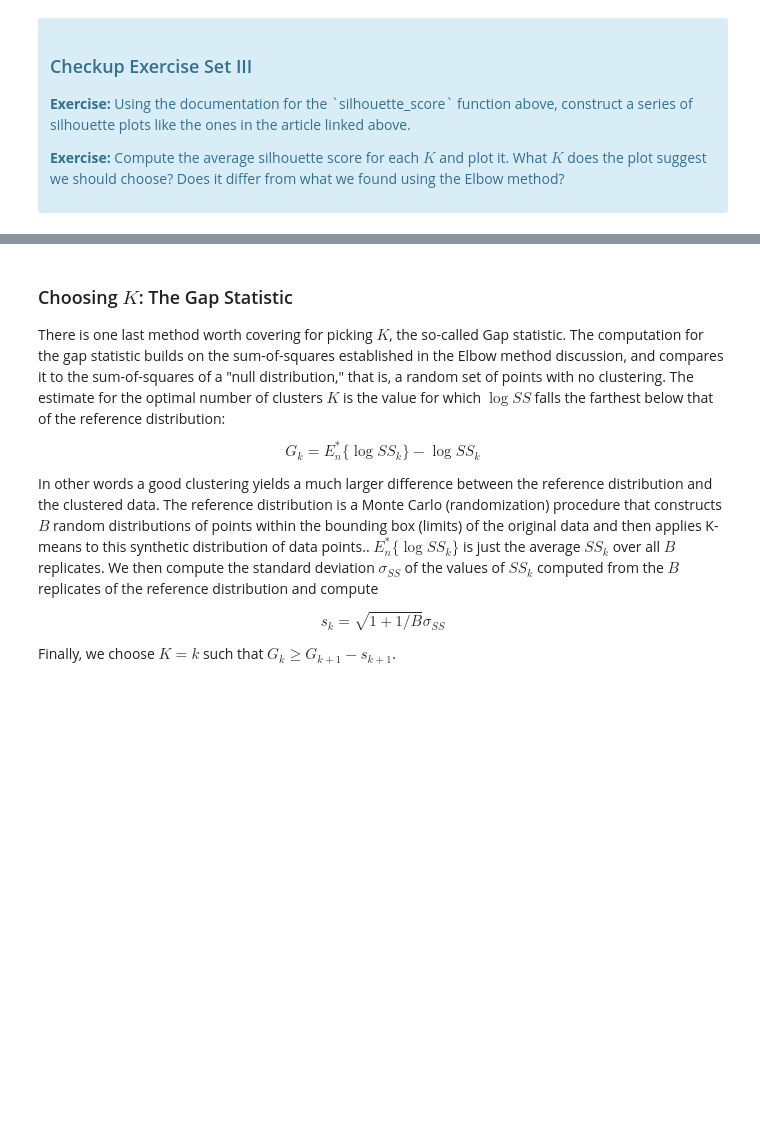
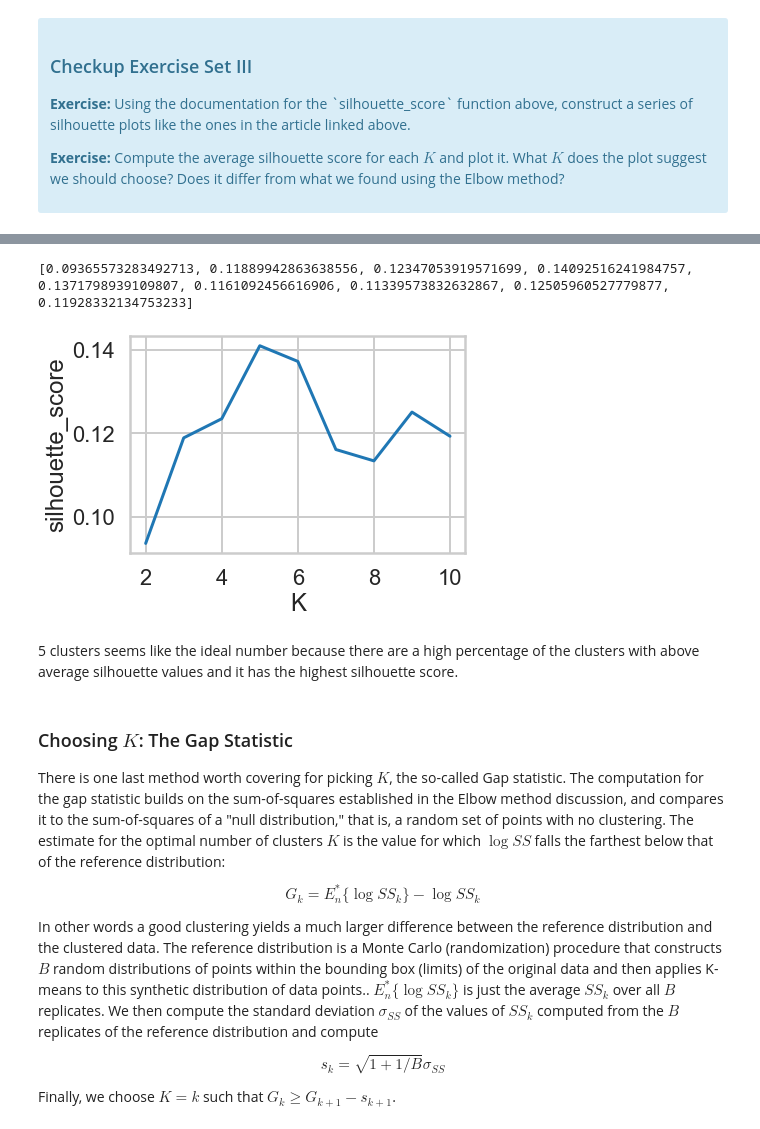
Before and after one commit to dradamski/clustering, a Jupyter notebook: Mini_Project_Clustering.ipynb, the cells around one changed output, grey strips where cells are left out. Drawn from its saved outputs; the diff is of its cells as text; code cells hidden in the pictures; blank space fills up the shorter version.

```diff
--- a/Mini_Project_Clustering.ipynb
+++ b/Mini_Project_Clustering.ipynb
@@ -194,3 +262,21 @@ Silhouette Score for 13 Clusters: 0.13593157559710276
+# %%
+ys = []
+
+for i in range_n_clusters:
+    kmeans=KMeans(n_clusters=i, random_state=10, init='k-means++')
+    kmeans.fit(x_cols)
+    labels=kmeans.labels_
+    ys.append(silhouette_score(x_cols, labels))
+
+_ = plt.plot(range_n_clusters, ys)
+_ = plt.xlabel('K')
+_ = plt.ylabel('silhouette_score')
+print(ys)
+# %% [output]
+[0.09365573283492713, 0.11889942863638556, 0.12347053919571699, 0.14092516241984757, 0.1371798939109807, 0.1161092456616906, 0.11339573832632867, 0.12505960527779877, 0.11928332134753233]
+[figure, added]
+# %% [markdown]
+5 clusters seems like the ideal number because there are a high percentage of the clusters with above average silhouette values and it has the highest silhouette score.
 # %% [markdown]
 ### Choosing $K$: The Gap Statistic
 
```
Also changed, not shown: parts of 20 cells of this notebook.
